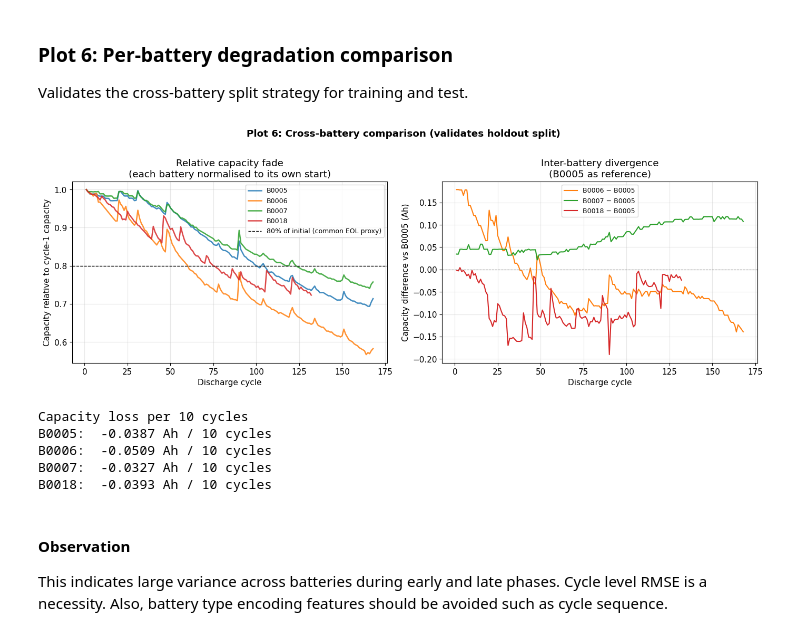
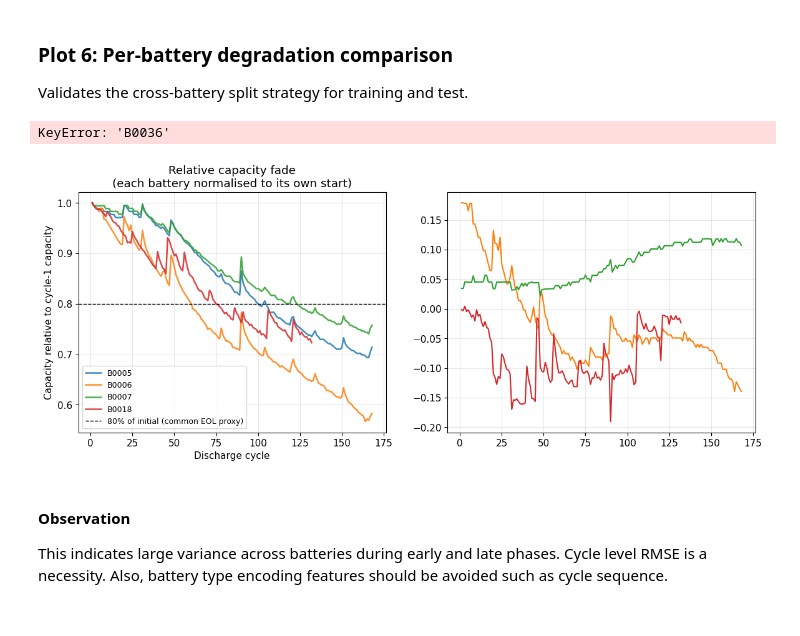
Before and after one commit to adithyaprasadsv/battery-soh-ml, a Jupyter notebook: battery_soh_script.ipynb, the cells around one changed output. Drawn from its saved outputs; the diff is of its cells as text; code cells hidden in the pictures.

```diff
--- a/battery_soh_script.ipynb
+++ b/battery_soh_script.ipynb
@@ -30,12 +40,13 @@ RESULTS_DIR  = Path("./results")
 # %% [markdown]
 Initialize Variables to load fixed data objects
 # %%
-BATTERIES = ["B0005", "B0006", "B0007", "B0018"]
+BATTERIES = ["B0005", "B0006", "B0007", "B0018"] #B0036
 q_rated = {
     "B0005": 2.00,
     "B0006": 2.00,
     "B0007": 2.00,
-    "B0018": 1.86
+    "B0018": 2.00,
+    "B0036": 2.00
 }
 df_qrated = pd.DataFrame.from_dict(q_rated, orient="index", columns=["Q_rated_Ah"])
 df_qrated.index.name = "battery"
@@ -189,7 +207,7 @@ BAT_COLORS = {
     "B0005": "#1f77b4",
     "B0006": "#ff7f0e",
     "B0007": "#2ca02c",
-    "B0018": "#d62728",
+    "B0018": "#d62728"
 }
 
 # Define End of Life Threshold
@@ -408,7 +426,7 @@ Physics informed metric that demonstrates the rate of change of current with res
 fig, axes = plt.subplots(2, 2, figsize=(14, 9))
 axes = axes.flatten()
 
-for idx, bat in enumerate(["B0005", "B0006", "B0007", "B0018"]):
+for idx, bat in enumerate(BATTERIES):
     ax = axes[idx]
     sub = raw_df[raw_df["battery"] == bat]
     n_cycles = sub["cycle"].nunique()
@@ -569,40 +587,36 @@ ax.legend(fontsize=9)
 # Right: cycle-by-cycle difference between batteries (B0005 as reference)
 ax = axes[1]
 ref = (cycle_capacity[cycle_capacity["battery"] == "B0005"]
        .set_index("cycle")["capacity_Ah"])
 
-for bat in ["B0006", "B0007", "B0018"]:
+for bat in ["B0006", "B0007", "B0018", "B0036"]:
     sub = (cycle_capacity[cycle_capacity["battery"] == bat]
            .set_index("cycle")["capacity_Ah"])
     common = ref.index.intersection(sub.index)
     diff = sub.loc[common] - ref.loc[common]
     ax.plot(common, diff, color=BAT_COLORS[bat],
             linewidth=1.5, label=f"{bat} − B0005")
 
 ax.axhline(0, color="gray", linewidth=0.8, linestyle="--")
 ax.set_xlabel("Discharge cycle")
 ax.set_ylabel("Capacity difference vs B0005 (Ah)")
 ax.set_title("Inter-battery divergence\n(B0005 as reference)")
 ax.legend(fontsize=9)
 
 plt.suptitle("Plot 6: Cross-battery comparison (validates holdout split)",
              fontweight="bold", y=1.01)
 plt.tight_layout()
 plt.savefig("./assets/plot6_battery_comparison.png", dpi=150, bbox_inches="tight")
 plt.show()
 
 print("Capacity loss per 10 cycles")
 for bat in BAT_COLORS:
     sub = cycle_capacity[cycle_capacity["battery"] == bat]
     slope = np.polyfit(sub["cycle"], sub["capacity_Ah"], 1)[0]
     print(f"{bat}:  {slope*10:.4f} Ah / 10 cycles")
 # %% [output]
+KeyError: 'B0036'
-[figure, old version]
+[figure, new version]
-Capacity loss per 10 cycles
-B0005:  -0.0387 Ah / 10 cycles
-B0006:  -0.0509 Ah / 10 cycles
-B0007:  -0.0327 Ah / 10 cycles
-B0018:  -0.0393 Ah / 10 cycles
 # %% [markdown]
 #### Observation
 This indicates large variance across batteries during early and late phases. Cycle level RMSE is a necessity. Also, battery type encoding features should be avoided such as cycle sequence.
```
Also changed, not shown: parts of 36 cells of this notebook, 5 other files.
